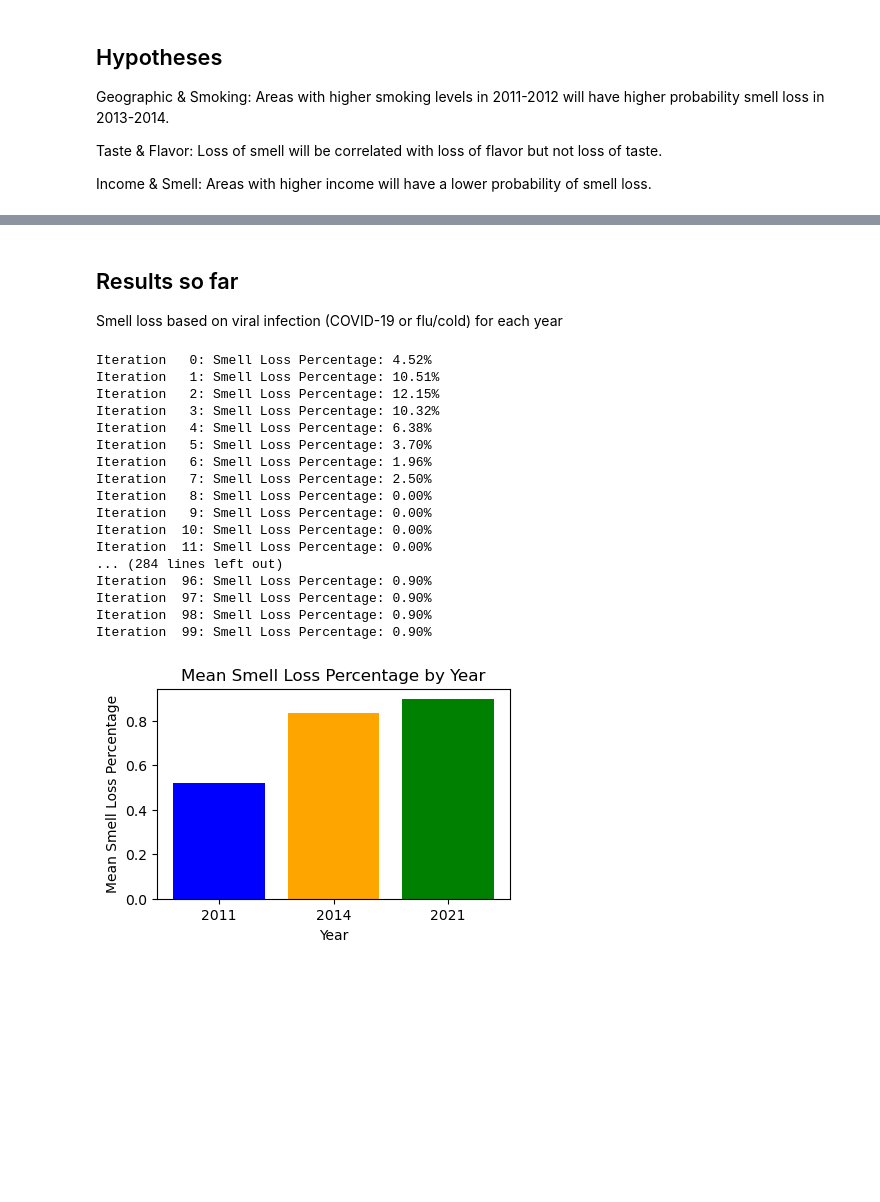
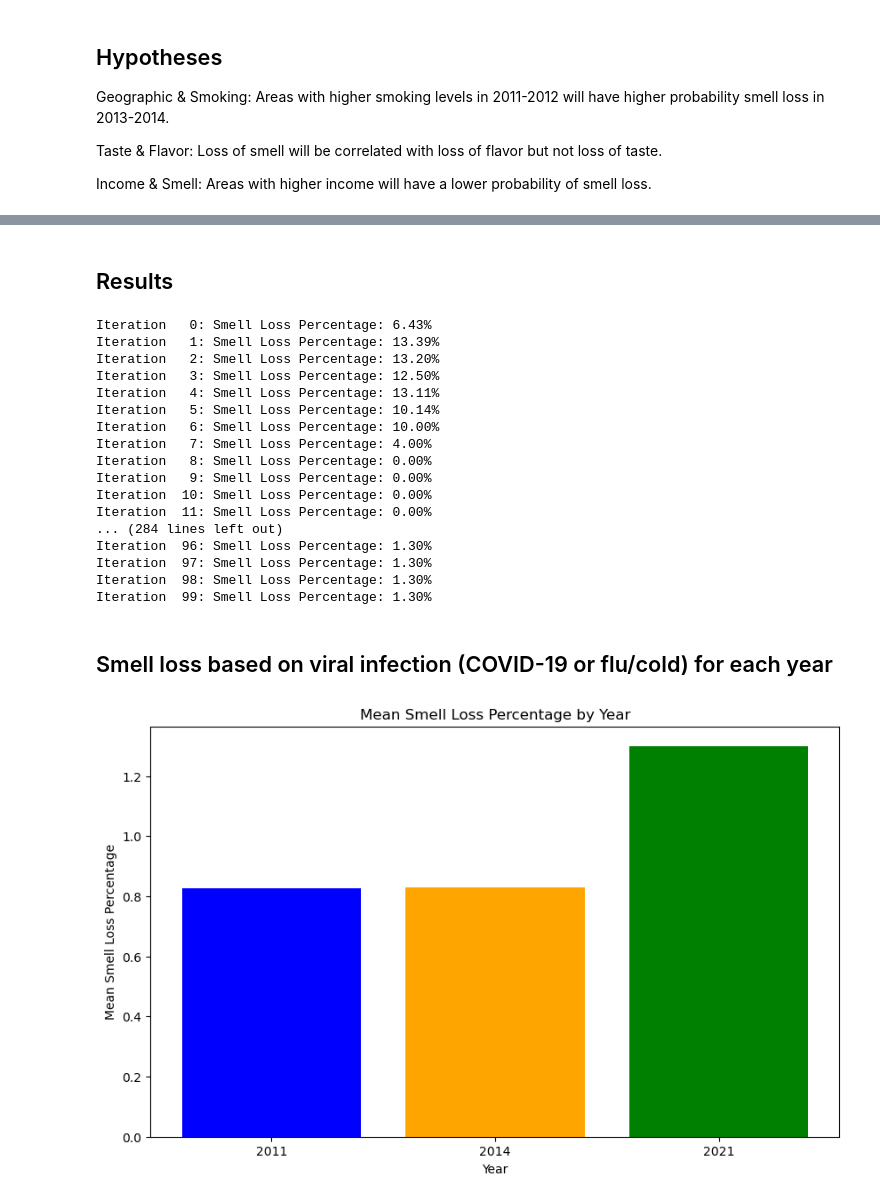
Before and after one commit to evanguerra/2024Spr_projects_guerra, a Jupyter notebook: smell_loss_simulation_visualization.ipynb, the cells around one changed output, grey strips where cells are left out. Drawn from its saved outputs; the diff is of its cells as text; code cells hidden in the pictures; blank space fills up the shorter version.

```diff
--- a/smell_loss_simulation_visualization.ipynb
+++ b/smell_loss_simulation_visualization.ipynb
@@ -18,0 +19,2 @@ Income & Smell: Areas with higher income will have a lower probability of smell
+# %% [markdown]
+## Results
@@ -19,48 +30,36 @@ Income & Smell: Areas with higher income will have a lower probability of smell
+# %%
+simulations = {}
+for year in [2011, 2014, 2021]:
+    smell_loss, population = run_simulation(pop_size, iterations, infection_distance, year)
+    simulations[year] = {'smell_loss': smell_loss, 'population': population}
+# %% [output]
+Iteration   0: Smell Loss Percentage: 6.43%
+Iteration   1: Smell Loss Percentage: 13.39%
+Iteration   2: Smell Loss Percentage: 13.20%
+Iteration   3: Smell Loss Percentage: 12.50%
+Iteration   4: Smell Loss Percentage: 13.11%
+Iteration   5: Smell Loss Percentage: 10.14%
+Iteration   6: Smell Loss Percentage: 10.00%
+Iteration   7: Smell Loss Percentage: 4.00%
+Iteration   8: Smell Loss Percentage: 0.00%
+Iteration   9: Smell Loss Percentage: 0.00%
+Iteration  10: Smell Loss Percentage: 0.00%
+Iteration  11: Smell Loss Percentage: 0.00%
+... (284 lines left out)
+Iteration  96: Smell Loss Percentage: 1.30%
+Iteration  97: Smell Loss Percentage: 1.30%
+Iteration  98: Smell Loss Percentage: 1.30%
+Iteration  99: Smell Loss Percentage: 1.30%
 # %% [markdown]
-## Results so far
-Smell loss based on viral infection (COVID-19 or flu/cold) for each year
+## Smell loss based on viral infection (COVID-19 or flu/cold) for each year
-# %%
-import matplotlib.pyplot as plt
-import numpy as np
-
-from smell_loss_simulation import run_simulation
-
-pop_size = 1000
-iterations = 100
-infection_distance = 5
-
-smell_loss_2011, population_2011 = run_simulation(pop_size, iterations, infection_distance, year=2011)
-
-smell_loss_2014, population_2014 = run_simulation(pop_size, iterations, infection_distance, year=2014)
-
-smell_loss_2021, population_2021 = run_simulation(pop_size, iterations, infection_distance, year=2021)
-# %% [output]
-Iteration   0: Smell Loss Percentage: 4.52%
-Iteration   1: Smell Loss Percentage: 10.51%
-Iteration   2: Smell Loss Percentage: 12.15%
-Iteration   3: Smell Loss Percentage: 10.32%
-Iteration   4: Smell Loss Percentage: 6.38%
-Iteration   5: Smell Loss Percentage: 3.70%
-Iteration   6: Smell Loss Percentage: 1.96%
-Iteration   7: Smell Loss Percentage: 2.50%
-Iteration   8: Smell Loss Percentage: 0.00%
-Iteration   9: Smell Loss Percentage: 0.00%
-Iteration  10: Smell Loss Percentage: 0.00%
-Iteration  11: Smell Loss Percentage: 0.00%
-... (284 lines left out)
-Iteration  96: Smell Loss Percentage: 0.90%
-Iteration  97: Smell Loss Percentage: 0.90%
-Iteration  98: Smell Loss Percentage: 0.90%
-Iteration  99: Smell Loss Percentage: 0.90%
 # %%
+# Plot mean smell loss percentage by year
 plt.figure(figsize=(10, 6))
-
-plt.subplot(2, 2, 1)
-plt.bar(['2011', '2014', '2021'], [np.mean(smell_loss_2011), np.mean(smell_loss_2014), np.mean(smell_loss_2021)], color=['blue', 'orange', 'green'])
+mean_smell_loss = [np.mean(simulations[year]['smell_loss']) for year in simulations]
+plt.bar(['2011', '2014', '2021'], mean_smell_loss, color=['blue', 'orange', 'green'])
 plt.title('Mean Smell Loss Percentage by Year')
 plt.xlabel('Year')
 plt.ylabel('Mean Smell Loss Percentage')
-
 plt.show()
 # %% [output]
-[figure, old version]
+[figure, new version]
```
Also changed, not shown: parts of 12 cells of this notebook, 1 other file.
